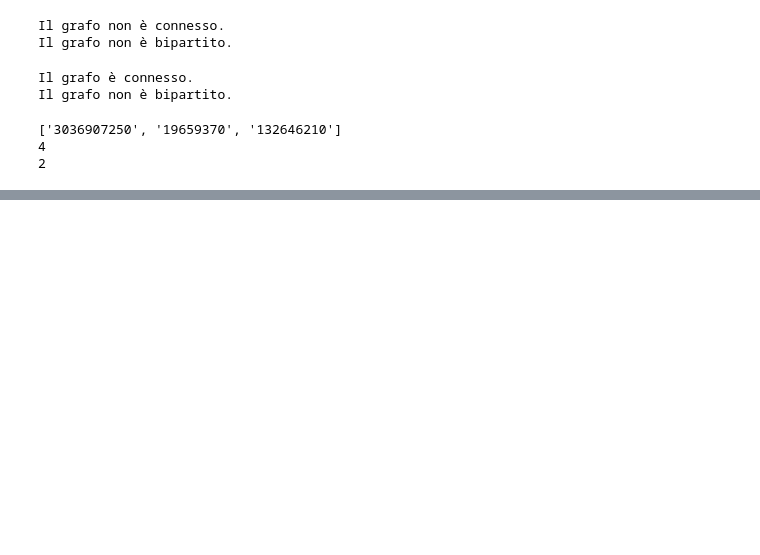
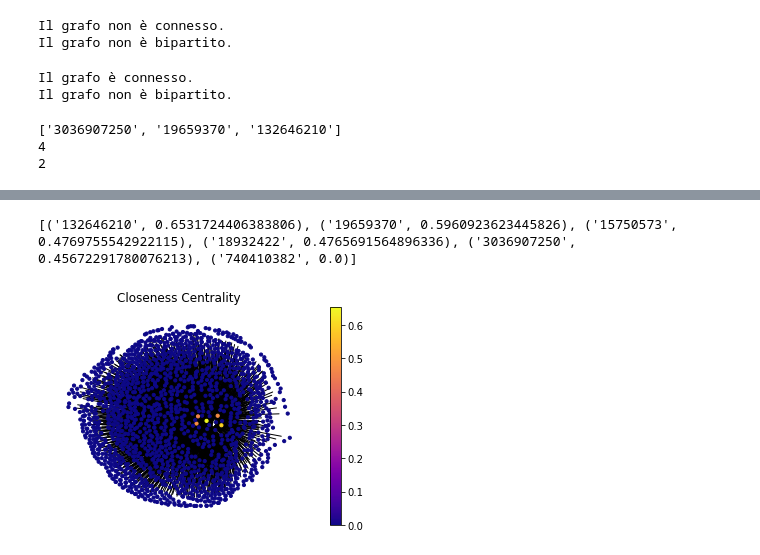
Before and after one commit to frarzo/SocialComputing2020, a Jupyter notebook: SC_progetto.ipynb, the cells around one changed output, grey strips where cells are left out. Saved outputs shown, nothing was run; the diff lists cells and outputs as text; code cells hidden in the pictures; blank space fills up the shorter version.

```diff
--- a/SC_progetto.ipynb
+++ b/SC_progetto.ipynb
@@ -467,0 +392,8 @@ print(clique.max_clique(sub_graph_KevinRoitero))
+# %%
+cls_centrality = nx.closeness_centrality(sub_twitter_graph)
+cls_centrality_sorted = sorted(cls_centrality.items(),key=lambda x:x[1],reverse=True)
+print(cls_centrality_sorted[:6])
+draw(sub_twitter_graph,nx.spring_layout(sub_twitter_graph),cls_centrality,'Closeness Centrality')
+# %% [output]
+[('132646210', 0.6531724406383806), ('19659370', 0.5960923623445826), ('15750573', 0.4769755542922115), ('18932422', 0.4765691564896336), ('3036907250', 0.45672291780076213), ('740410382', 0.0)]
+[figure, added]
```
Also changed, not shown: parts of 20 cells of this notebook, 35 other files.
